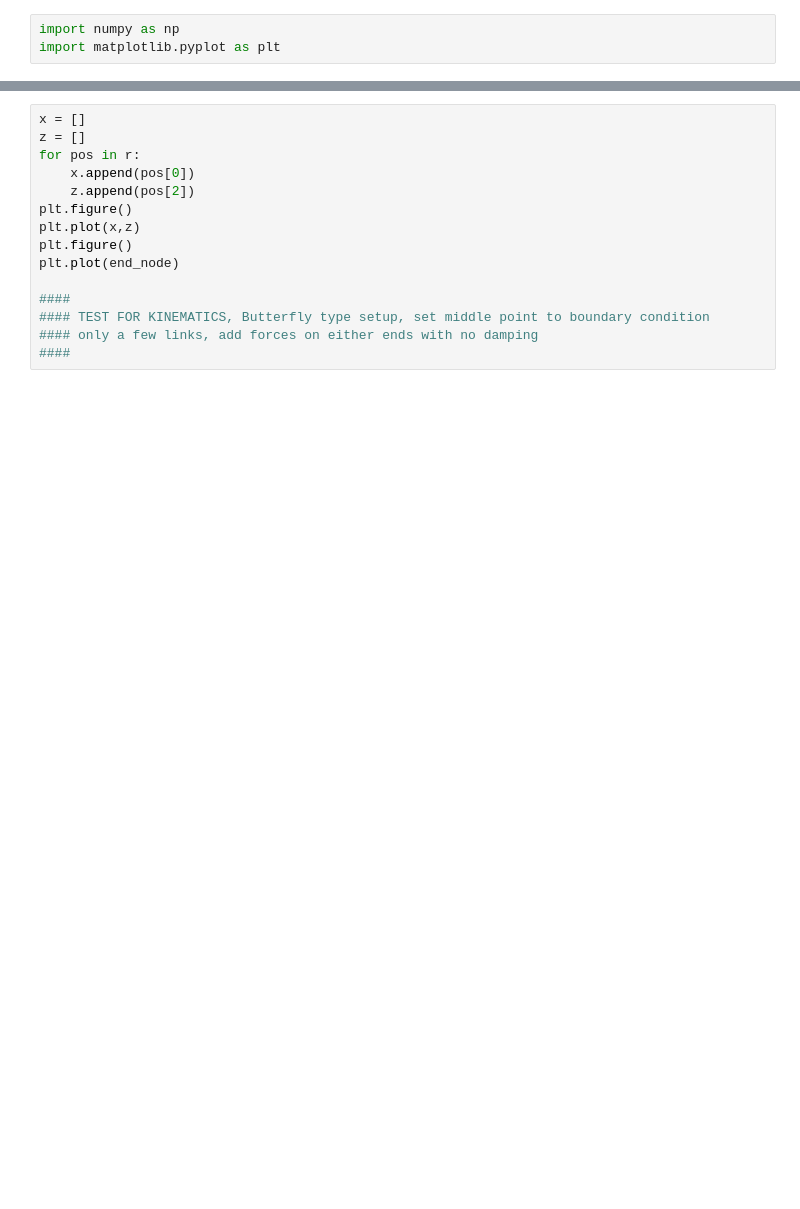
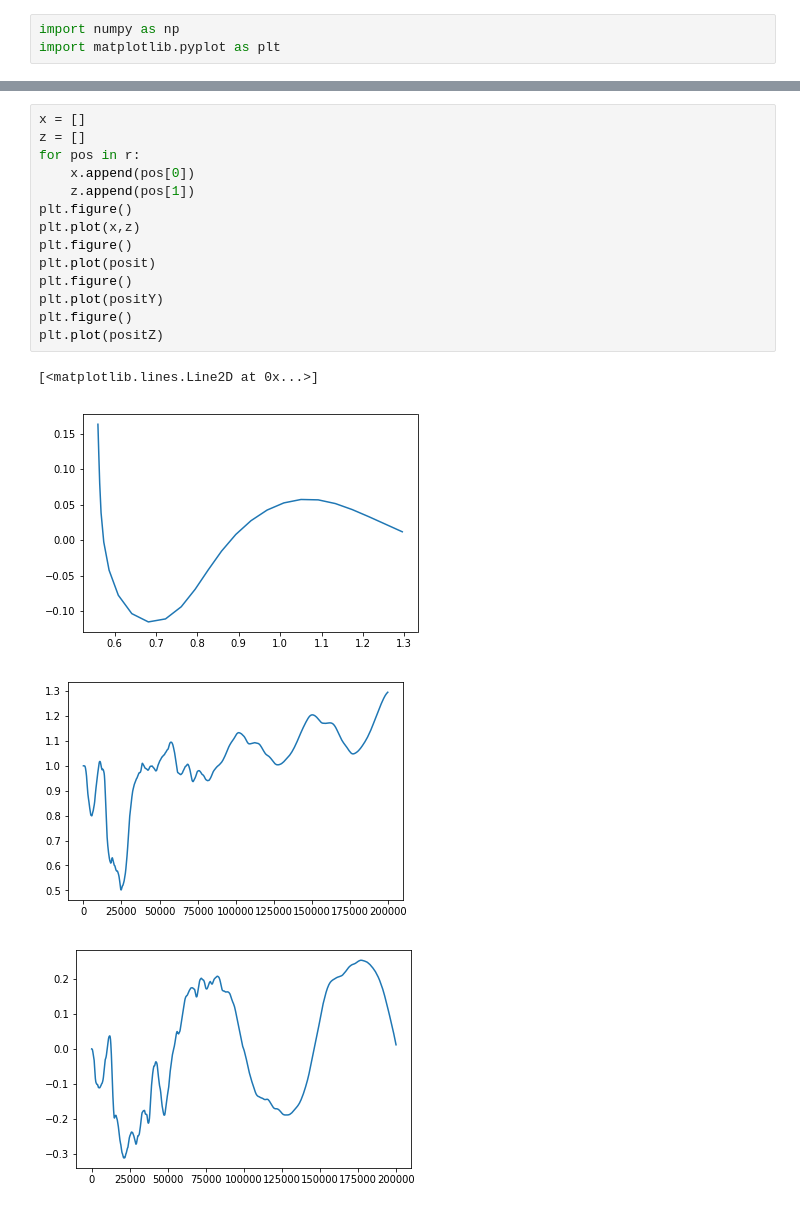
Before and after one commit to zbear0808/Cosserat-snek, a Jupyter notebook: Cosserat Snek.ipynb, the cells around one changed output, grey strips where cells are left out. Saved outputs shown, nothing was run; the diff lists cells and outputs as text; blank space fills up the shorter version.

```diff
--- a/Cosserat Snek.ipynb
+++ b/Cosserat Snek.ipynb
@@ -221,15 +414,19 @@ TypeError: diff() missing 1 required positional argument: 'out'
 # %%
 x = []
 z = []
 for pos in r:
     x.append(pos[0])
-    z.append(pos[2])
+    z.append(pos[1])
 plt.figure()
 plt.plot(x,z)
 plt.figure()
-plt.plot(end_node)
-
-####
-#### TEST FOR KINEMATICS, Butterfly type setup, set middle point to boundary condition
-#### only a few links, add forces on either ends with no damping
-####
+plt.plot(posit)
+plt.figure()
+plt.plot(positY)
+plt.figure()
+plt.plot(positZ)
+# %% [output]
+[<matplotlib.lines.Line2D at 0x...>]
+[figure, added]
+[figure, added]
+[figure, added]
```
Also changed, not shown: parts of 4 cells of this notebook, 4 other files.
